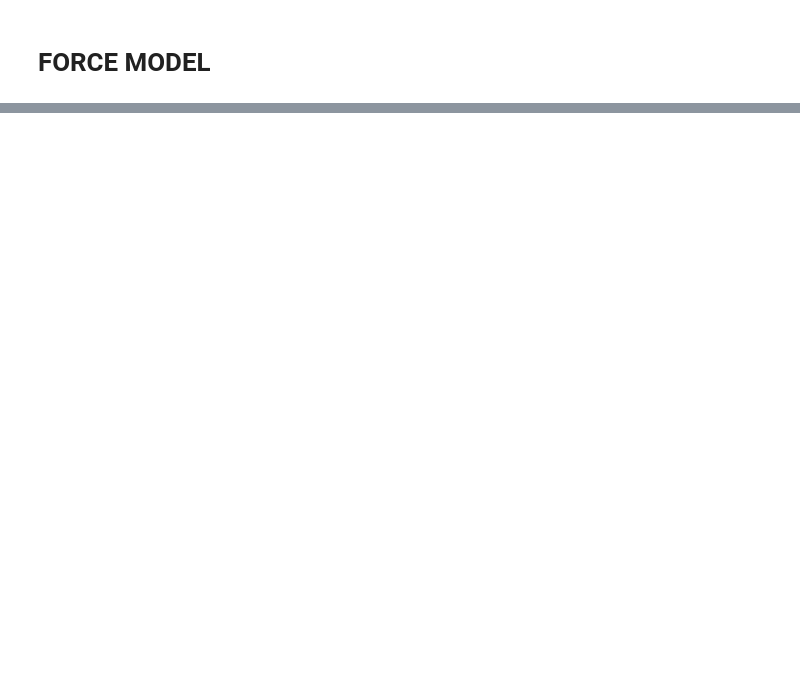
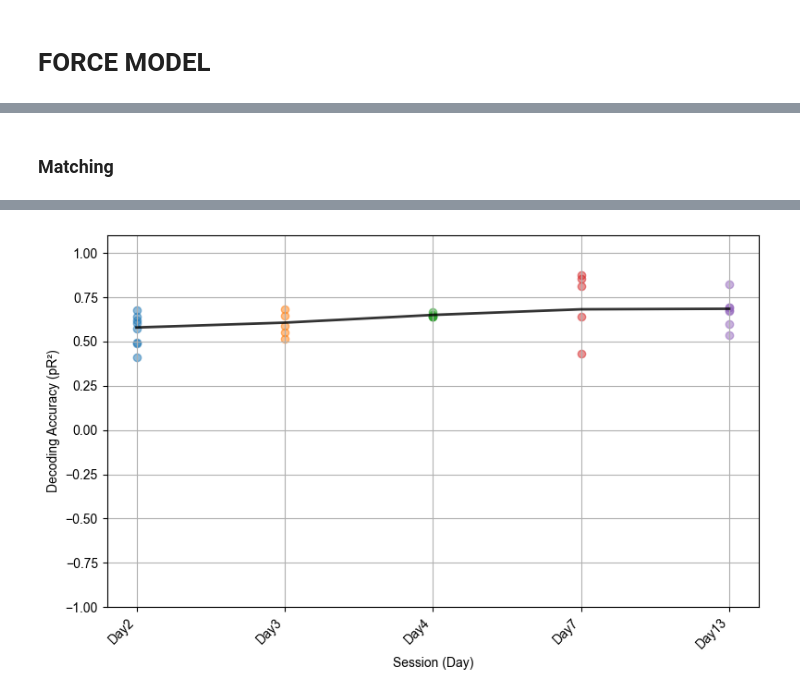
Before and after one commit to natmtc/flexible-motoneuron-control, a Jupyter notebook: GLM_analysis.ipynb, the cells around one changed output, grey strips where cells are left out. Drawn from its saved outputs; the diff is of its cells as text; code cells hidden in the pictures; blank space fills up the shorter version.

```diff
--- a/GLM_analysis.ipynb
+++ b/GLM_analysis.ipynb
@@ -916,0 +1309,74 @@ plt.show()
+# %% [markdown]
+### Matching
+# %%
+# Assuming:
+# - matched_sim_indices = {'DR_subject2_force2': [2, 23, 0], ...}
+# - session_results = {'Day2': {0: pr², 1: pr², ...}, ...}
+
+plt.figure(figsize=(8, 5))
+plt.rcParams.update({'font.family': 'Arial'})
+
+session_means = []
+session_stds = []
+session_labels = []
+
+# === Map session filenames to Day labels
+day_labels = {
+
+'DR_subject2_force2': 'Day2','DR_subject2_force3': 'Day3','DR_subject2_force4': 'Day4','DR_subject2_force7': 'Day7','DR_subject2_force13': 'Day13'
+
+# 'DR_subject1_force1': 'Day1', 'DR_subject1_force3': 'Day3', 'DR_subject1_force4': 'Day4','DR_subject1_force5': 'Day5', 'DR_subject1_force6': 'Day6', 'DR_subject1_force7': 'Day7','DR_subject1_force8': 'Day8', 'DR_subject1_force9': 'Day9', 'DR_subject1_force10': 'Day10','DR_subject1_force11': 'Day11', 'DR_subject1_force12': 'Day12', 'DR_subject1_force13': 'Day13','DR_subject1_force14': 'Day14'
+
+# 'DR_subject3_force1': 'Day1', 'DR_subject3_force2': 'Day2', 'DR_subject3_force3': 'Day3', 'DR_subject3_force4': 'Day4', 'DR_subject3_force5': 'Day5', 'DR_subject3_force7': 'Day7', 'DR_subject3_force10': 'Day10', 'DR_subject3_force11': 'Day11', 'DR_subject3_force12': 'Day12', 'DR_subject3_force13': 'Day13'
+
+# 'DR_subject4_force01': 'Day1', 'DR_subject4_force03': 'Day3', 'DR_subject4_force07': 'Day7','DR_subject4_force08': 'Day8', 'DR_subject4_force09': 'Day9', 'DR_subject4_force10': 'Day10','DR_subject4_force11': 'Day11', 'DR_subject4_force12': 'Day12', 'DR_subject4_force13': 'Day13','DR_subject4_force14': 'Day14'
+
+}
+
+# === Sort by numeric day
+sorted_sessions = sorted(matched_sim_indices.keys(), key=lambda s: int(re.search(r'force(\d+)', s).group(1)))
+
+for idx, session_name in enumerate(sorted_sessions):
+    matched_indices = matched_sim_indices[session_name]
+    day_label = day_labels.get(session_name)
+    print(day_label)
+    if day_label not in session_results:
+        continue
+
+    pr2_dict = session_results[day_label]
+
+    # Only take pR² values for matched simulated neurons
+    filtered_pR2 = [pr2_dict[i] for i in matched_indices if i in pr2_dict]
+    print(filtered_pR2)
+
+    if not filtered_pR2:
+        continue
+
+    mean_pR2 = np.nanmean(filtered_pR2)
+    std_pR2 = np.nanstd(filtered_pR2)
+
+    session_means.append(mean_pR2)
+    session_stds.append(std_pR2)
+    session_labels.append(day_label)
+
+    x_positions = np.full(len(filtered_pR2), len(session_means) - 1)
+    plt.scatter(x_positions, filtered_pR2, alpha=0.5)
+
+# Smoothed mean line
+x_vals = np.arange(len(session_means))
+if len(session_means) > 1:
+    smoothed_means = gaussian_filter1d(session_means, sigma=1)
+else:
+    smoothed_means = session_means
+
+plt.plot(x_vals, smoothed_means, linestyle='-', color='black', linewidth=2, alpha=0.8)
+
+# Plot formatting
+plt.xticks(range(len(session_labels)), session_labels, rotation=45, ha='right')
+plt.xlabel("Session (Day)", fontname="Arial")
+plt.ylabel("Decoding Accuracy (pR²)", fontname="Arial")
+plt.ylim([-1, 1.1])
+plt.grid(True)
+plt.tight_layout()
+plt.show()
+# %% [output]
@@ -916,0 +1393 @@ plt.show()
+[figure, added]
```
Also changed, not shown: parts of 12 cells of this notebook, 3 other files.
